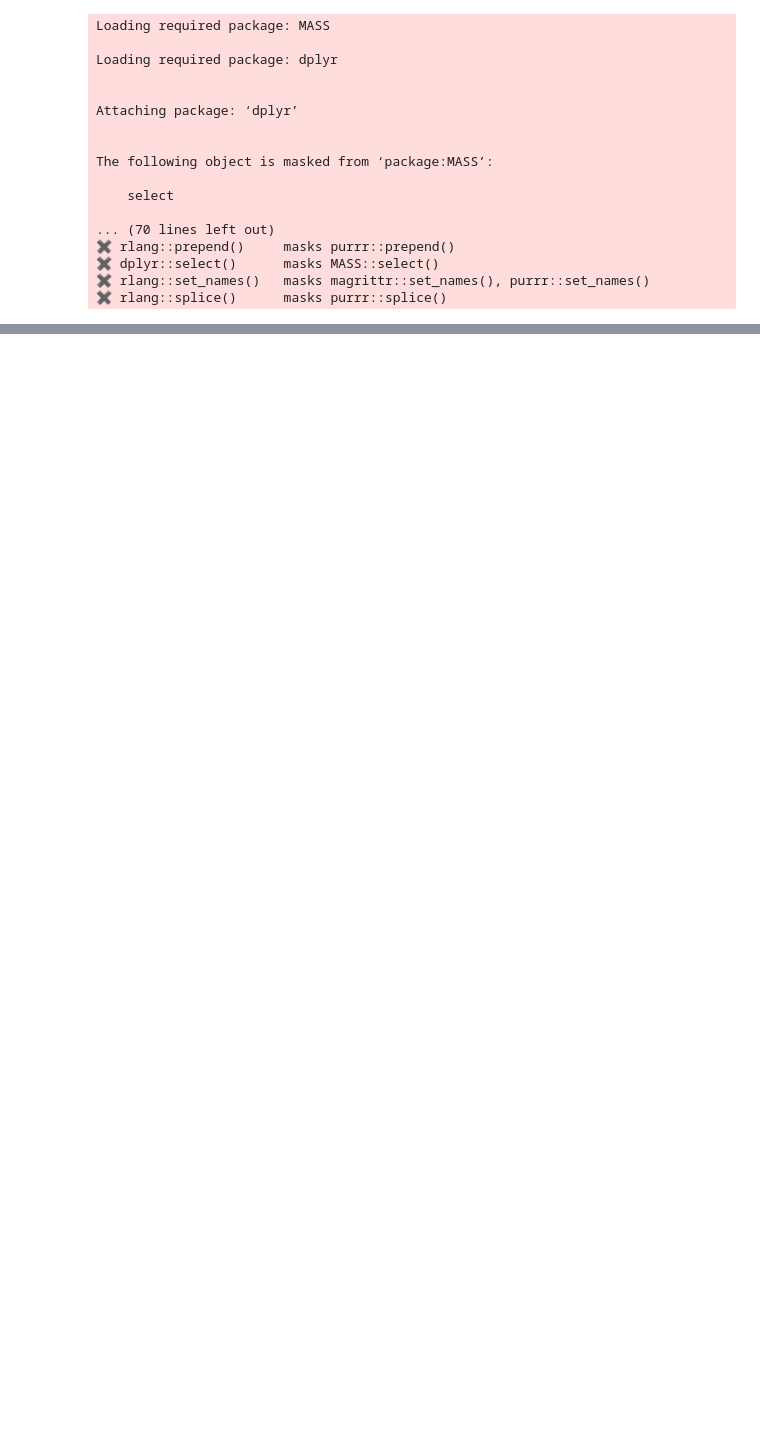
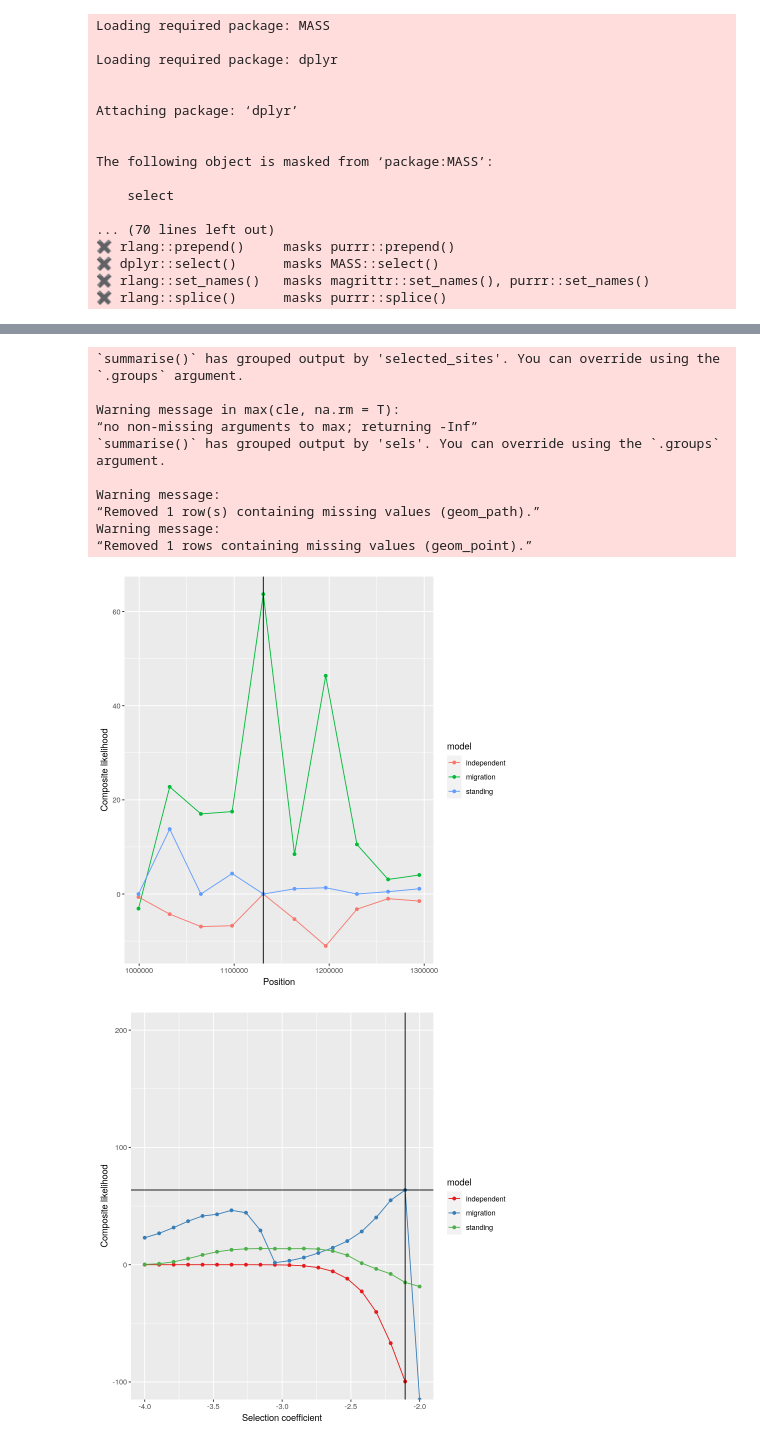
Before and after one commit to silastittes/parv_local, a Jupyter notebook: notebooks/Untitled1.ipynb, the cells around one changed output, grey strips where cells are left out. Drawn from its saved outputs; the diff is of its cells as text; code cells hidden in the pictures; blank space fills up the shorter version.

```diff
--- a/notebooks/Untitled1.ipynb
+++ b/notebooks/Untitled1.ipynb
@@ -70,0 +228,38 @@ dim(selected_freqs)
+# %%
+neut <- unique(neut_cle$cle)
+all_mods %>%
+  group_by(selected_sites, model) %>%
+  summarise(mcle = max(cle, na.rm = T) - neut) %>%
+  ggplot(aes(selected_sites, mcle, colour = model)) +
+  geom_line() +
+  geom_point() +
+  xlab("Position") +
+  ylab("Composite likelihood") +
+  geom_vline(xintercept = 1130643)
+
+#visualize likelihood surface wrt selection coefficients
+all_mods %>%
+  group_by(sels, model) %>%
+  summarise(mcle = max(cle, na.rm = T) - neut) %>%
+  ggplot(aes(log10(sels), mcle, colour = model)) +
+  geom_line() +
+  geom_point() +
+  ylab("Composite likelihood") +
+  xlab("Selection coefficient") +
+  scale_color_brewer(palette = "Set1") +
+  ylim(-100, 200) +
+  geom_hline(yintercept = 6.368657e+01) +
+  geom_vline(xintercept = log10(0.0078475997))
+# %% [output]
+`summarise()` has grouped output by 'selected_sites'. You can override using the `.groups` argument.
+
+Warning message in max(cle, na.rm = T):
+“no non-missing arguments to max; returning -Inf”
+`summarise()` has grouped output by 'sels'. You can override using the `.groups` argument.
+
+Warning message:
+“Removed 1 row(s) containing missing values (geom_path).”
+Warning message:
+“Removed 1 rows containing missing values (geom_point).”
+[figure, added]
+[figure, added]
```
Also changed, not shown: parts of 8 cells of this notebook, 7 other files.
